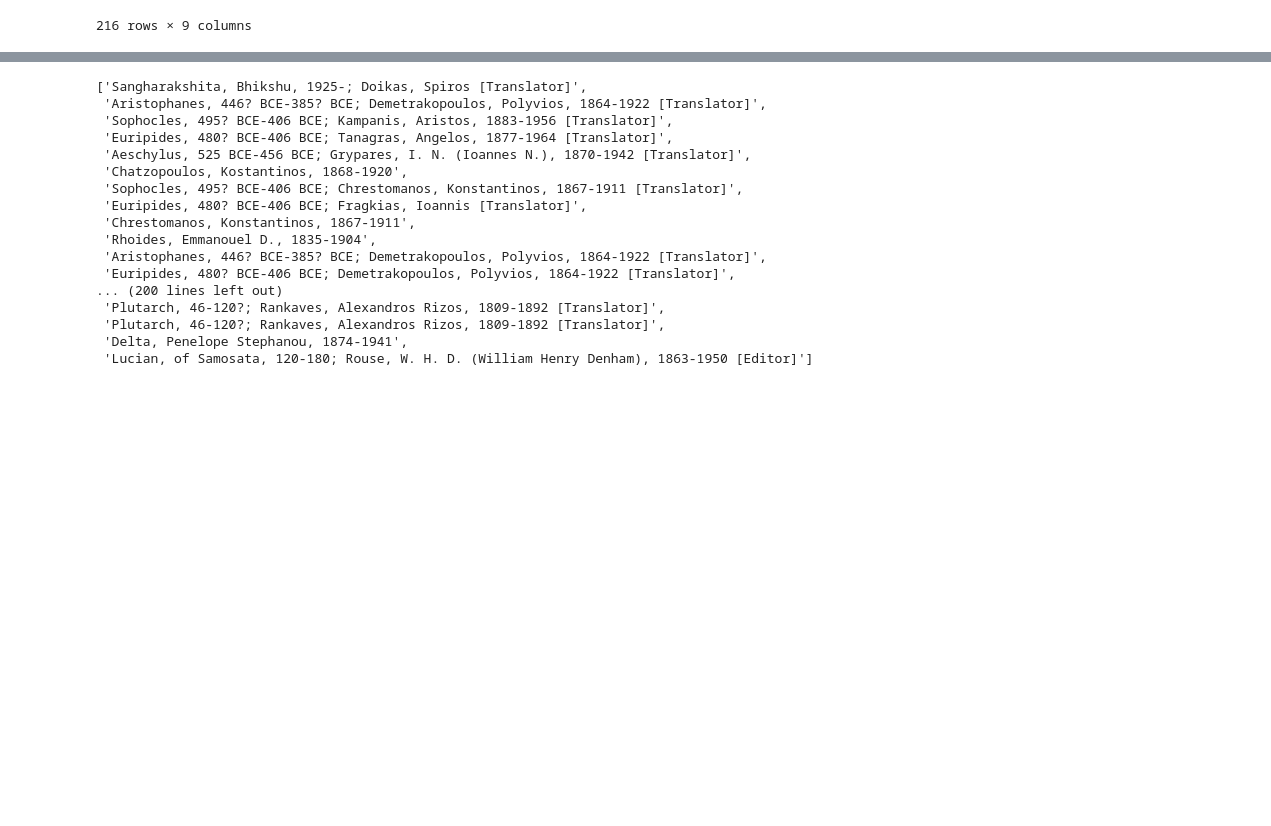
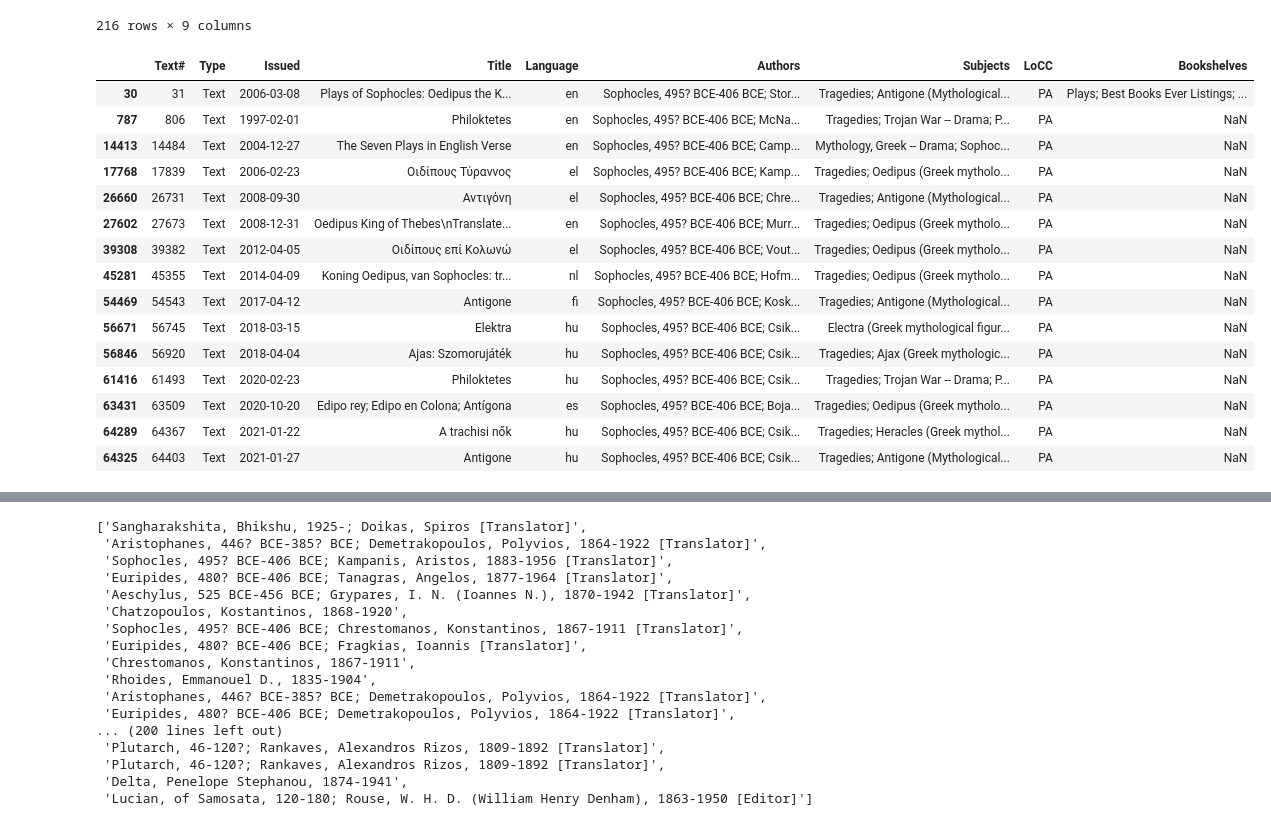
Before and after one commit to noahkrieger/catss, a Jupyter notebook: pytorch/notebooks/ProjectGuttenbergDownloader.ipynb, the cells around one changed output, grey strips where cells are left out. Saved outputs shown, nothing was run; the diff lists cells and outputs as text; code cells hidden in the pictures; blank space fills up the shorter version.

```diff
--- a/pytorch/notebooks/ProjectGuttenbergDownloader.ipynb
+++ b/pytorch/notebooks/ProjectGuttenbergDownloader.ipynb
@@ -19,3 +24,22 @@ el
 | 42888 | 42962 | Text | 2013-06-17 | Παραμύθι χωρίς όνομα | el | Delta, Penelope Stephanou, 1874-1941 | Children's stories, Greek (Modern) | PZ | NaN |
 | 57553 | 57629 | Text | 2018-08-02 | Lucian's Dialogues prepared for s... | el | Lucian, of Samosata, 120-180; Rou... | Dialogues, Greek; Greek language ... | PA | NaN |
 216 rows × 9 columns
+# %%
+df[[str(a).startswith('Sophocles') for a in df.Authors.to_list()]]
+# %% [output]
+|  | Text# | Type | Issued | Title | Language | Authors | Subjects | LoCC | Bookshelves |
+| 30 | 31 | Text | 2006-03-08 | Plays of Sophocles: Oedipus the K... | en | Sophocles, 495? BCE-406 BCE; Stor... | Tragedies; Antigone (Mythological... | PA | Plays; Best Books Ever Listings; ... |
+| 787 | 806 | Text | 1997-02-01 | Philoktetes | en | Sophocles, 495? BCE-406 BCE; McNa... | Tragedies; Trojan War -- Drama; P... | PA | NaN |
+| 14413 | 14484 | Text | 2004-12-27 | The Seven Plays in English Verse | en | Sophocles, 495? BCE-406 BCE; Camp... | Mythology, Greek -- Drama; Sophoc... | PA | NaN |
+| 17768 | 17839 | Text | 2006-02-23 | Οιδίπους Τύραννος | el | Sophocles, 495? BCE-406 BCE; Kamp... | Tragedies; Oedipus (Greek mytholo... | PA | NaN |
+| 26660 | 26731 | Text | 2008-09-30 | Αντιγόνη | el | Sophocles, 495? BCE-406 BCE; Chre... | Tragedies; Antigone (Mythological... | PA | NaN |
+| 27602 | 27673 | Text | 2008-12-31 | Oedipus King of Thebes\nTranslate... | en | Sophocles, 495? BCE-406 BCE; Murr... | Tragedies; Oedipus (Greek mytholo... | PA | NaN |
+| 39308 | 39382 | Text | 2012-04-05 | Οιδίπους επί Κολωνώ | el | Sophocles, 495? BCE-406 BCE; Vout... | Tragedies; Oedipus (Greek mytholo... | PA | NaN |
+| 45281 | 45355 | Text | 2014-04-09 | Koning Oedipus, van Sophocles: tr... | nl | Sophocles, 495? BCE-406 BCE; Hofm... | Tragedies; Oedipus (Greek mytholo... | PA | NaN |
+| 54469 | 54543 | Text | 2017-04-12 | Antigone | fi | Sophocles, 495? BCE-406 BCE; Kosk... | Tragedies; Antigone (Mythological... | PA | NaN |
+| 56671 | 56745 | Text | 2018-03-15 | Elektra | hu | Sophocles, 495? BCE-406 BCE; Csik... | Electra (Greek mythological figur... | PA | NaN |
+| 56846 | 56920 | Text | 2018-04-04 | Ajas: Szomorujáték | hu | Sophocles, 495? BCE-406 BCE; Csik... | Tragedies; Ajax (Greek mythologic... | PA | NaN |
+| 61416 | 61493 | Text | 2020-02-23 | Philoktetes | hu | Sophocles, 495? BCE-406 BCE; Csik... | Tragedies; Trojan War -- Drama; P... | PA | NaN |
+| 63431 | 63509 | Text | 2020-10-20 | Edipo rey; Edipo en Colona; Antígona | es | Sophocles, 495? BCE-406 BCE; Boja... | Tragedies; Oedipus (Greek mytholo... | PA | NaN |
+| 64289 | 64367 | Text | 2021-01-22 | A trachisi nők | hu | Sophocles, 495? BCE-406 BCE; Csik... | Tragedies; Heracles (Greek mythol... | PA | NaN |
+| 64325 | 64403 | Text | 2021-01-27 | Antigone | hu | Sophocles, 495? BCE-406 BCE; Csik... | Tragedies; Antigone (Mythological... | PA | NaN |
```
Also changed, not shown: parts of 4 cells of this notebook, 4 other files.
